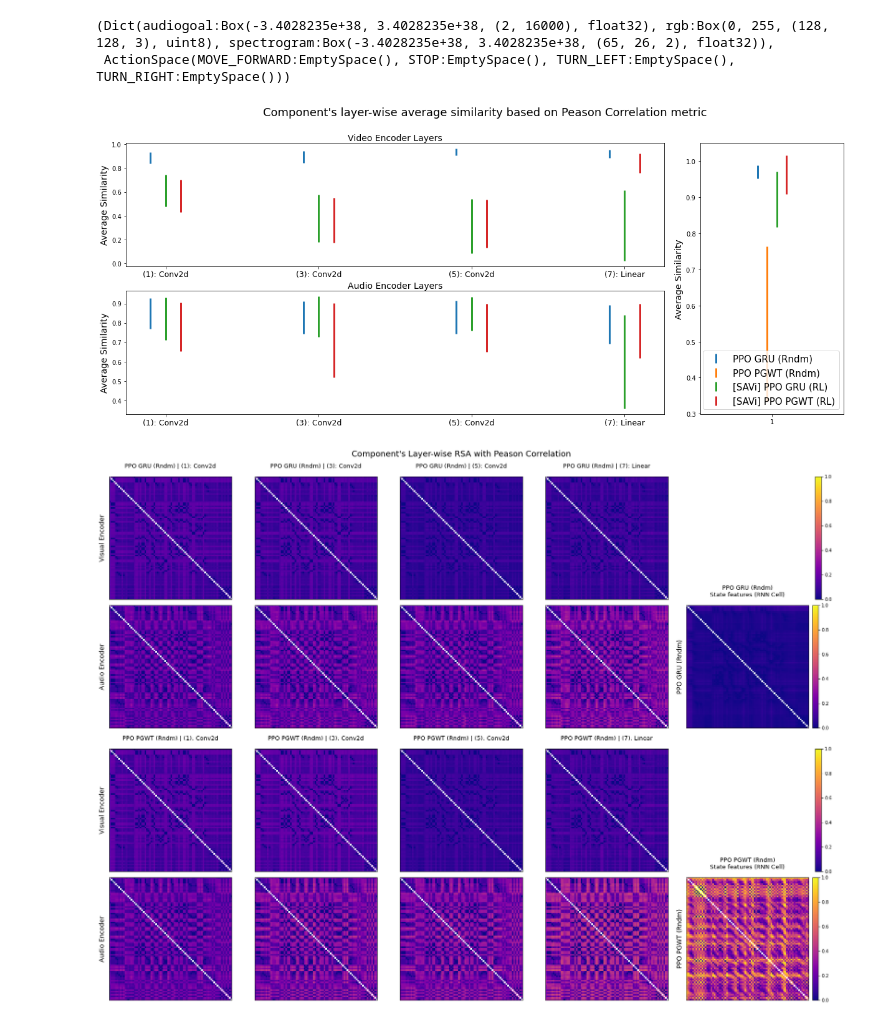
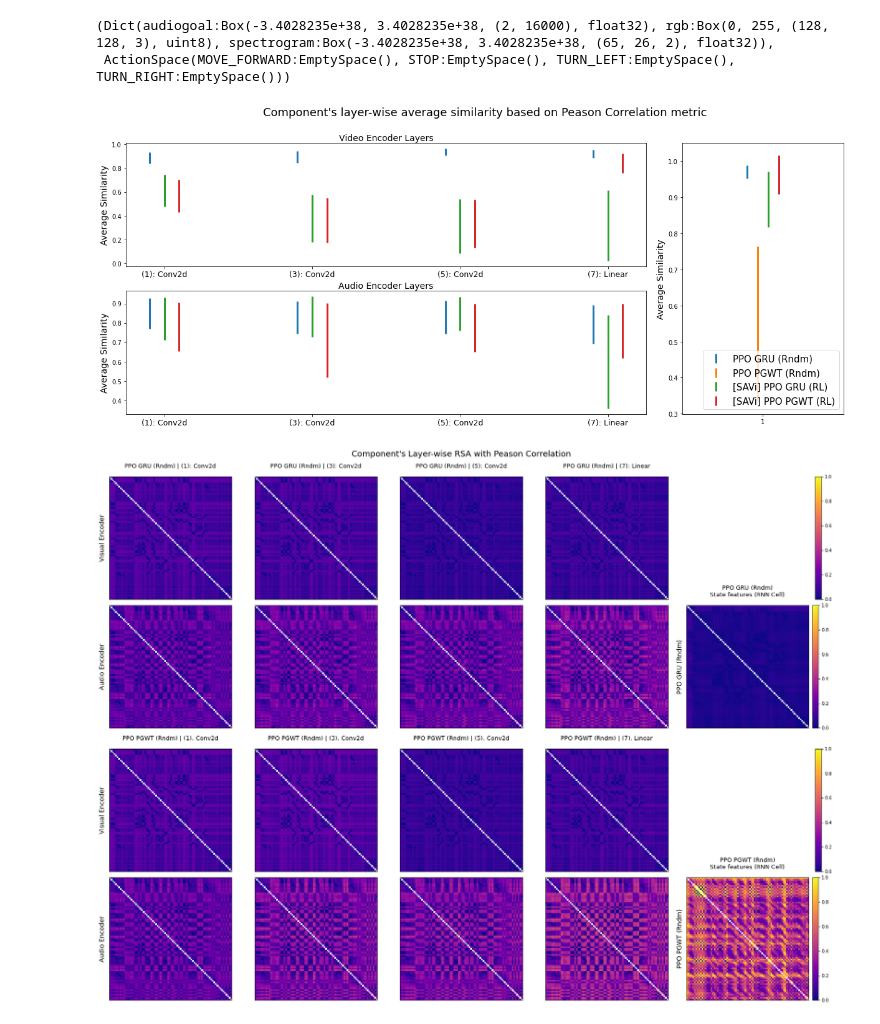
Before and after one commit to arayabrain/multimodal-global-workspace-agent, a Jupyter notebook: ppo/rsa_analysis.ipynb, the cells around one changed output. Cells and saved outputs as stored; diff of their text form; code cells hidden in the pictures.

Commit message:
further tweaks of the rsa analysis plots

```diff
--- a/ppo/rsa_analysis.ipynb
+++ b/ppo/rsa_analysis.ipynb
@@ -976,7 +976,7 @@ for dissm_metric, dissim_metric_data in RSA_DISSIM_METRICS.items():
     fig = plt.figure(figsize=(16,8))
 
     # Visual and audo encoder layers
-    gs1 = GridSpec(2, 1, left=0.0, right=0.75, wspace=0)
+    gs1 = GridSpec(2, 1, left=0.0, right=0.725, wspace=0)
 
     ## Video encoder layers
     vis_enc_ax = fig.add_subplot(gs1[0, 0])
@@ -1027,35 +1027,35 @@ for dissm_metric, dissim_metric_data in RSA_DISSIM_METRICS.items():
 
     aud_enc_ax.set_xlabel("Audio Encoder Layers", fontsize=14)
     aud_enc_ax.xaxis.set_label_position("top")
     aud_enc_ax.set_ylabel("Average Similarity", fontsize=14)
     aud_enc_ax.set_xticks(x)
     audio_encoder_layernames_relu_skipped_pretty_names = ["(1): Conv2d", "(3): Conv2d", "(5): Conv2d", "(7): Linear"]
     aud_enc_ax.set_xticklabels(audio_encoder_layernames_relu_skipped_pretty_names, fontsize=12.5)
     # aud_enc_ax.legend()
 
     # State features plot
-    gs2 = GridSpec(1,1, left=0.8, right=1.0, wspace=0)
+    gs2 = GridSpec(1,1, left=0.775, right=1.0, wspace=0.05)
 
     state_feat_ax = fig.add_subplot(gs2[0, 0])
 
     for t, (agent_variant, agent_varaint_rdms_mean_std_dict) in enumerate(VARIANT_RDMS_MEAN_STD.items()):
         y = agent_varaint_rdms_mean_std_dict["state_encoder"][dissm_metric]["mean"]
         yerr = agent_varaint_rdms_mean_std_dict["state_encoder"][dissm_metric]["std"]
 
         state_feat_ax.errorbar(1-VARIANTS_BAR_SHIFTING[t], y, yerr, fmt="none",
                     elinewidth=3, label=MODEL_VARIANTS_TO_STATEDICT_PATH[agent_variant]["pretty_name"], color=VARIANTS_COLOR_PALETTE[t])
 
     state_feat_ax.set_ylabel("Average Similarity", fontsize=14)
     # state_feat_ax.set_ylim(-0.1, 1)
     state_feat_ax.set_xticks([1])
     state_feat_ax.set_xlim(0.5, 1.5)
     state_feat_ax.legend(fontsize=15, loc="lower right")
 
     fig.suptitle(f"Component's layer-wise average similarity based on {dissim_metric_data['pretty_name']} metric", fontsize=18)
     # fig.tight_layout()
     fig.show()
 # %% [output]
-[figure, old version]
+[figure, new version]
 # %%
 # # RSA Dissimilarities plots
 # ## TODO: add colorbar
```
Also changed, not shown: parts of 2 cells of this notebook.
